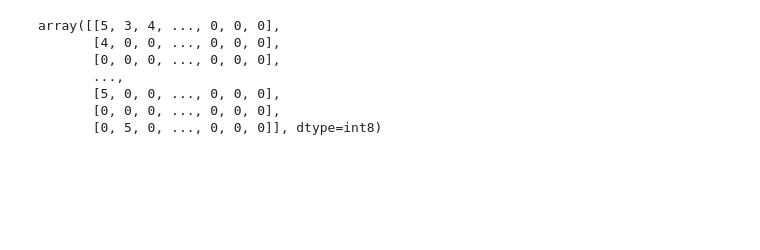
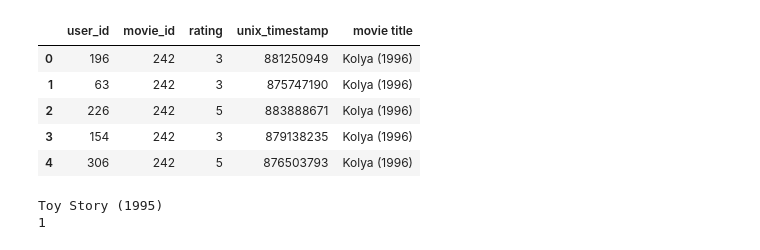
Before and after one commit to abhiWriteCode/Movie-Recommendation-System, a Jupyter notebook: Movie_recommendation_Collaborative_Filtering_TF.ipynb, the cells around one changed output. Drawn from its saved outputs; the diff is of its cells as text; code cells hidden in the pictures; blank space fills up the shorter version.

```diff
--- a/Movie_recommendation_Collaborative_Filtering_TF.ipynb
+++ b/Movie_recommendation_Collaborative_Filtering_TF.ipynb
@@ -149,18 +83,27 @@ Toy Story (1995)
+# %%
+rating_movie = ratings.merge(items[[item, title]])
+rating_movie.head()
+# %% [output]
+|  | user_id | movie_id | rating | unix_timestamp | movie title |
+| 0 | 196 | 242 | 3 | 881250949 | Kolya (1996) |
+| 1 | 63 | 242 | 3 | 875747190 | Kolya (1996) |
+| 2 | 226 | 242 | 5 | 883888671 | Kolya (1996) |
+| 3 | 154 | 242 | 3 | 879138235 | Kolya (1996) |
+| 4 | 306 | 242 | 5 | 876503793 | Kolya (1996) |
 # %%
+id2movie, movie2id = {}, {}
+
 n_users = users.shape[0]
 n_items = items.shape[0]
 
 ui_matrix = np.zeros((n_users, n_items), dtype=np.int8) # user-item matrix
 
-for (_, user_id, item_id, rating) in ratings.itertuples():
-    ui_matrix[user_id-1, item_id-1] = rating
+for (_, ui, mi, rating, _, mt) in rating_movie.itertuples():
+    id2movie[mi] = mt
+    movie2id[mt] = mi
+    ui_matrix[ui-1, mi-1] = rating
 
-ui_matrix
+print(id2movie[1], movie2id['Toy Story (1995)'], sep='\n')
 # %% [output]
-array([[5, 3, 4, ..., 0, 0, 0],
-       [4, 0, 0, ..., 0, 0, 0],
-       [0, 0, 0, ..., 0, 0, 0],
-       ...,
-       [5, 0, 0, ..., 0, 0, 0],
-       [0, 0, 0, ..., 0, 0, 0],
-       [0, 5, 0, ..., 0, 0, 0]], dtype=int8)
+Toy Story (1995)
+1
```
Also changed, not shown: parts of 32 cells of this notebook, 2 other files.
